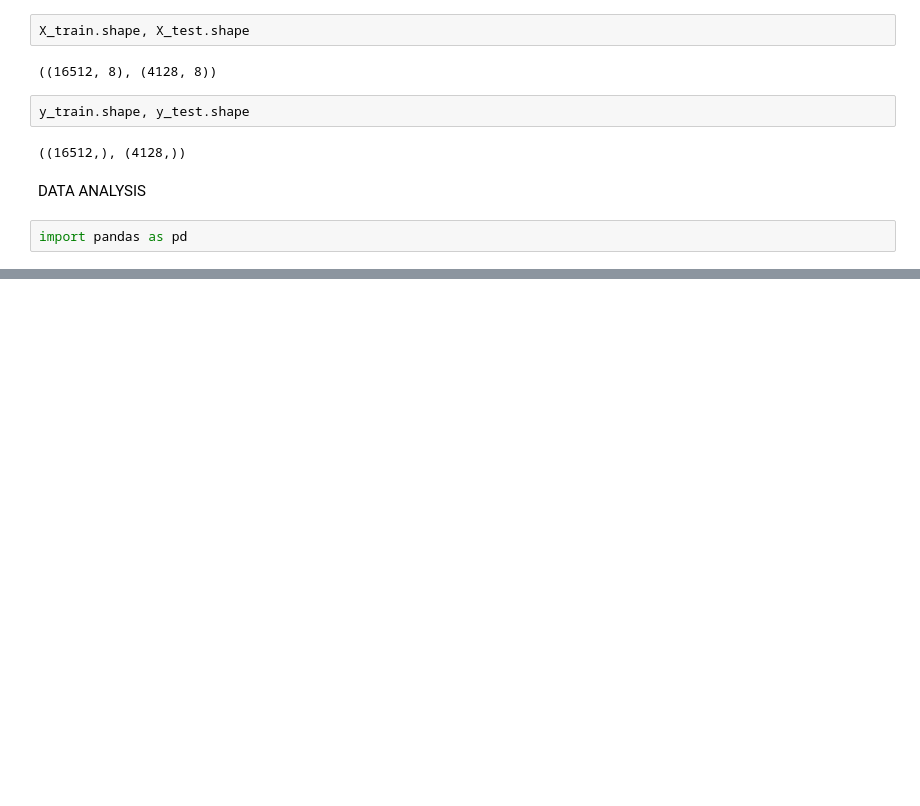
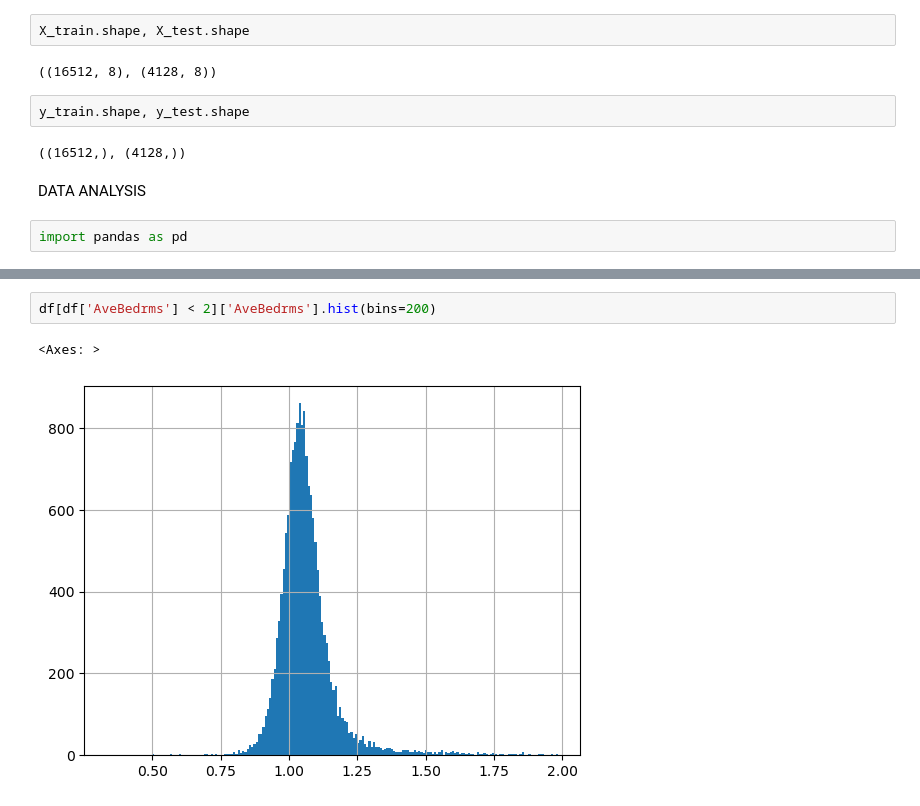
Before and after one commit to LuccaClaro/machine_learning, a Jupyter notebook: labs/04_regression/Calif.ipynb, the cells around one changed output, grey strips where cells are left out. Saved outputs shown, nothing was run; the diff lists cells and outputs as text; blank space fills up the shorter version.

```diff
--- a/labs/04_regression/Calif.ipynb
+++ b/labs/04_regression/Calif.ipynb
@@ -83,0 +100,5 @@ array([0.477  , 0.458  , 5.00001, ..., 5.00001, 0.723  , 1.515  ])
+# %%
+df[df['AveBedrms'] < 2]['AveBedrms'].hist(bins=200)
+# %% [output]
+<Axes: >
+[figure, added]
```
Also changed, not shown: parts of 29 cells of this notebook.
